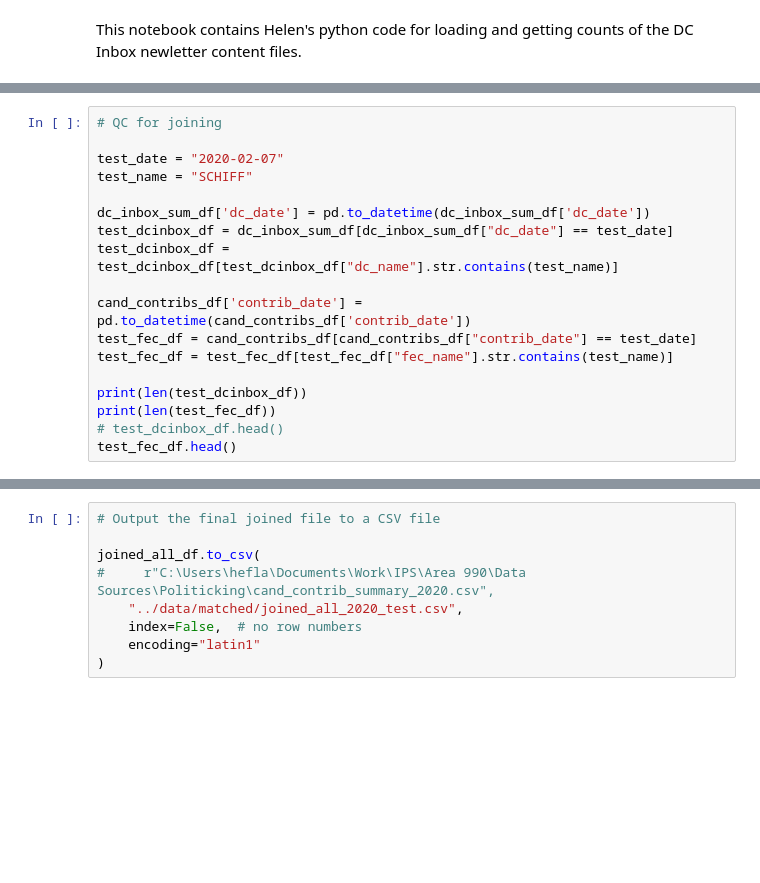
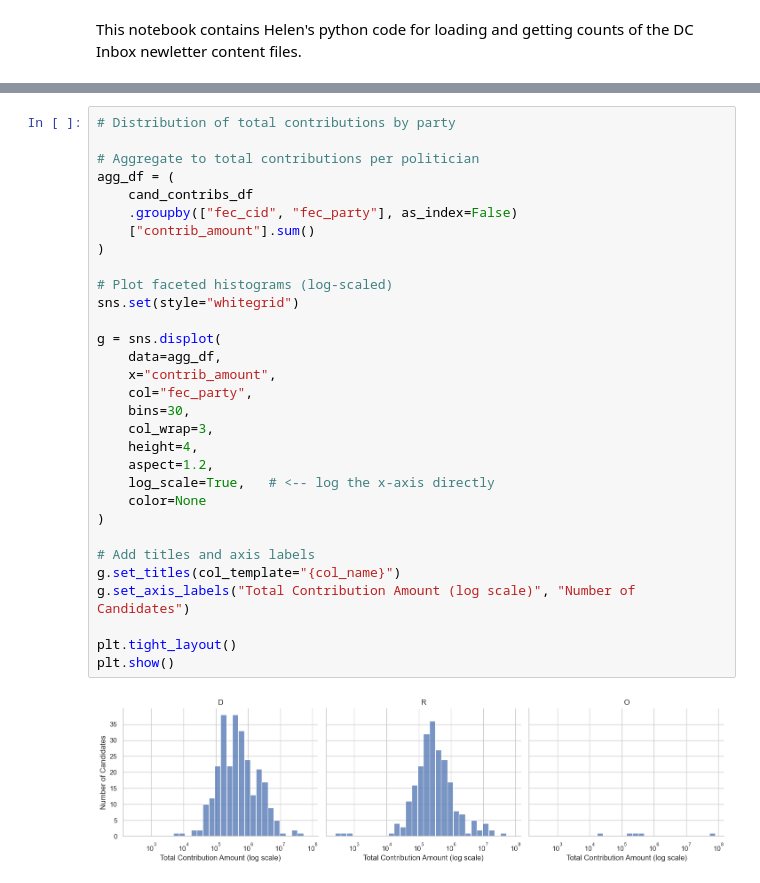
Before and after one commit to marobinette/cfd-project-ds1, a Jupyter notebook: notebooks/Matched_Politicians_EDA.ipynb, the cells around one changed output, grey strips where cells are left out. Cells and saved outputs as stored; diff of their text form; blank space fills up the shorter version.

```diff
--- a/notebooks/Matched_Politicians_EDA.ipynb
+++ b/notebooks/Matched_Politicians_EDA.ipynb
@@ -477,18 +141,0 @@ window_col_df.head()
-# %%
-# QC for joining
-
-test_date = "2020-02-07"
-test_name = "SCHIFF"
-
-dc_inbox_sum_df['dc_date'] = pd.to_datetime(dc_inbox_sum_df['dc_date'])
-test_dcinbox_df = dc_inbox_sum_df[dc_inbox_sum_df["dc_date"] == test_date]
-test_dcinbox_df = test_dcinbox_df[test_dcinbox_df["dc_name"].str.contains(test_name)]
-
-cand_contribs_df['contrib_date'] = pd.to_datetime(cand_contribs_df['contrib_date'])
-test_fec_df = cand_contribs_df[cand_contribs_df["contrib_date"] == test_date]
-test_fec_df = test_fec_df[test_fec_df["fec_name"].str.contains(test_name)]
-
-print(len(test_dcinbox_df))
-print(len(test_fec_df))
-# test_dcinbox_df.head()
-test_fec_df.head()
@@ -558,9 +142,33 @@ joined_all_df:  25785
-# %%
-# Output the final joined file to a CSV file
-
-joined_all_df.to_csv(
-#     r"C:\Users\hefla\Documents\Work\IPS\Area 990\Data Sources\Politicking\cand_contrib_summary_2020.csv",
-    "../data/matched/joined_all_2020_test.csv",
-    index=False,  # no row numbers
-    encoding="latin1"
-)
+# %%
+# Distribution of total contributions by party
+
+# Aggregate to total contributions per politician
+agg_df = (
+    cand_contribs_df
+    .groupby(["fec_cid", "fec_party"], as_index=False)
+    ["contrib_amount"].sum()
+)
+
+# Plot faceted histograms (log-scaled)
+sns.set(style="whitegrid")
+
+g = sns.displot(
+    data=agg_df,
+    x="contrib_amount",
+    col="fec_party",
+    bins=30,
+    col_wrap=3,
+    height=4,
+    aspect=1.2,
+    log_scale=True,   # <-- log the x-axis directly
+    color=None
+)
+
+# Add titles and axis labels
+g.set_titles(col_template="{col_name}")
+g.set_axis_labels("Total Contribution Amount (log scale)", "Number of Candidates")
+
+plt.tight_layout()
+plt.show()
+# %% [output]
+[figure, added]
```
Also changed, not shown: parts of 25 cells of this notebook, 3 other files.
